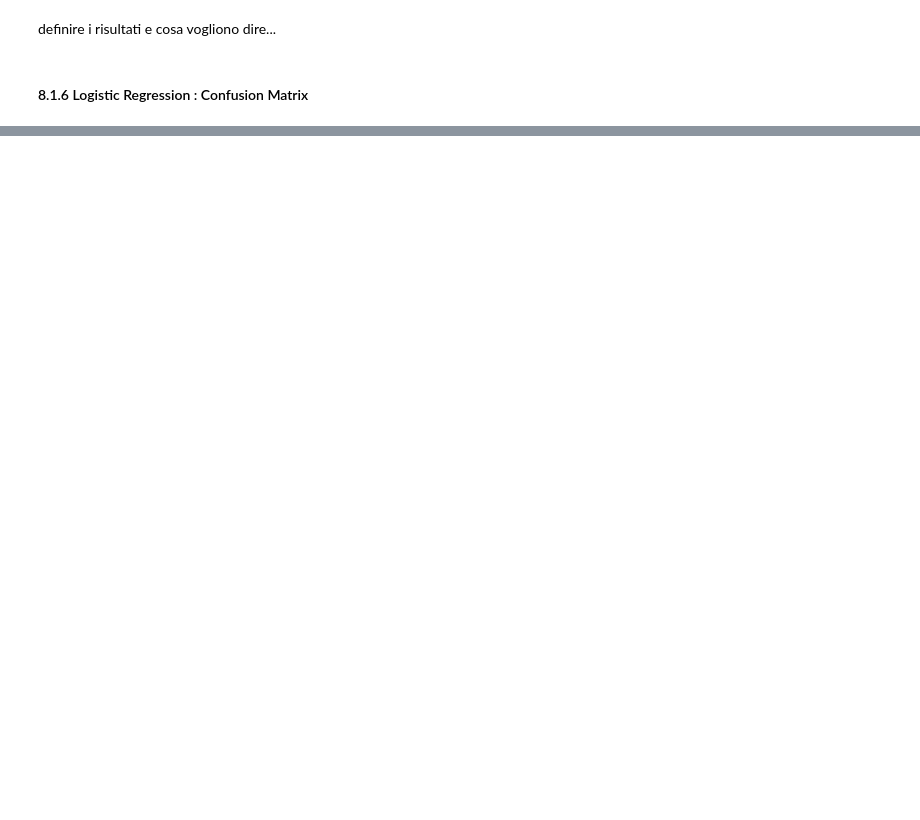
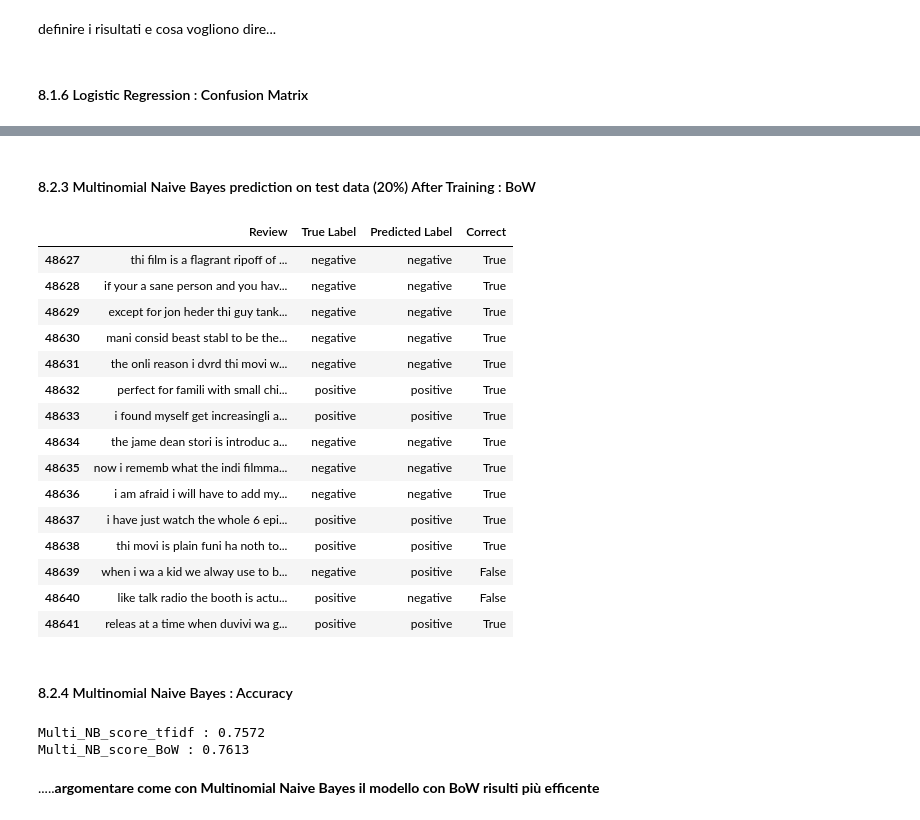
Before and after one commit to Sebaurzi02/Sentiment-Analysis-NLP-Model-Comparison, a Jupyter notebook: Sentiment_Analysis.ipynb, the cells around one changed output, grey strips where cells are left out. Saved outputs shown, nothing was run; the diff lists cells and outputs as text; code cells hidden in the pictures; blank space fills up the shorter version.

```diff
--- a/Sentiment_Analysis.ipynb
+++ b/Sentiment_Analysis.ipynb
@@ -860,0 +962,67 @@ definire i risultati e cosa vogliono dire...
+# %% [markdown]
+#### 8.2.3 Multinomial Naive Bayes  prediction on test data (20%) After Training : BoW
+# %%
+#Predict for BoW model
+Multi_NB_BoW_predict = Multi_NB_bow.predict(vector_test_rev)
+
+n_examples = 15
+start_index = random.randint(0, len(X_test) - n_examples)
+
+#label_map = {'positive': 1, 'negative': 0}
+reverse_label_map = {1: 'positive', 0: 'negative'}
+
+results_df = pd.DataFrame({
+    'Review': X_test.iloc[start_index:start_index + n_examples].apply(lambda x: x[:100] + '...'),
+    #'True Label': Y_test.iloc[:n_examples].map(label_map).values,
+    'True Label': Y_test.iloc[:n_examples].values,
+    #'Predicted Label': Log_R_tfidf_predict[:n_examples]
+    'Predicted Label': [reverse_label_map[p] for p in Multi_NB_BoW_predict[:n_examples]]
+})
+
+results_df['Correct'] = results_df['True Label'] == results_df['Predicted Label']
+
+def color_row(row):
+    color = 'background-color: #d4edda' if row['Correct'] else 'background-color: #f8d7da'
+    return [color] * len(row)
+
+styled_df = results_df.style.apply(color_row, axis=1)
+display(styled_df)
+# %% [output]
+|  | Review | True Label | Predicted Label | Correct |
+| 48627 | thi film is a flagrant ripoff of ... | negative | negative | True |
+| 48628 | if your a sane person and you hav... | negative | negative | True |
+| 48629 | except for jon heder thi guy tank... | negative | negative | True |
+| 48630 | mani consid beast stabl to be the... | negative | negative | True |
+| 48631 | the onli reason i dvrd thi movi w... | negative | negative | True |
+| 48632 | perfect for famili with small chi... | positive | positive | True |
+| 48633 | i found myself get increasingli a... | positive | positive | True |
+| 48634 | the jame dean stori is introduc a... | negative | negative | True |
+| 48635 | now i rememb what the indi filmma... | negative | negative | True |
+| 48636 | i am afraid i will have to add my... | negative | negative | True |
+| 48637 | i have just watch the whole 6 epi... | positive | positive | True |
+| 48638 | thi movi is plain funi ha noth to... | positive | positive | True |
+| 48639 | when i wa a kid we alway use to b... | negative | positive | False |
+| 48640 | like talk radio the booth is actu... | positive | negative | False |
+| 48641 | releas at a time when duvivi wa g... | positive | positive | True |
+# %% [markdown]
+#### 8.2.4 Multinomial Naive Bayes : Accuracy
+# %%
+# Converts predictions bool ---> str TFIDF
+Multi_NB_tfidf_predict_label = ['positive' if pred == 1 else 'negative' for pred in Multi_NB_tfidf_predict]
+
+#Accuracy TFIDF
+Multi_NB_score_tfidf= accuracy_score(Y_test,Multi_NB_tfidf_predict_label)
+
+# Converts predictions bool ---> str BOW
+Multi_NB_BoW_predict_label = ['positive' if pred == 1 else 'negative' for pred in Multi_NB_BoW_predict]
+
+#Accuracy BoW
+Multi_NB_score_BoW= accuracy_score(Y_test,Multi_NB_BoW_predict_label)
+
+print("Multi_NB_score_tfidf :", Multi_NB_score_tfidf)
+print("Multi_NB_score_BoW :", Multi_NB_score_BoW)
+# %% [output]
+Multi_NB_score_tfidf : 0.7572
+Multi_NB_score_BoW : 0.7613
+# %% [markdown]
+.....**argomentare come con Multinomial Naive Bayes il modello con BoW risulti più efficente**
```
Also changed, not shown: parts of 11 cells of this notebook.
